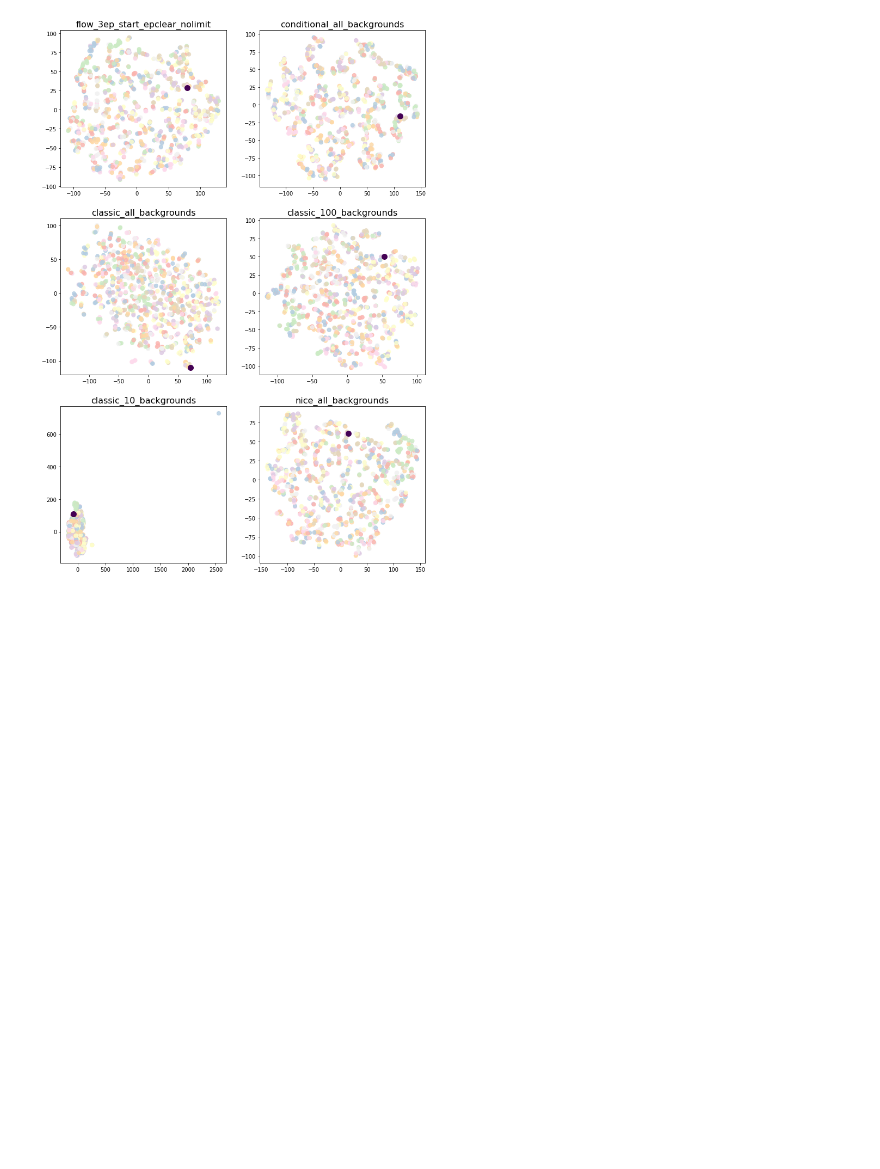
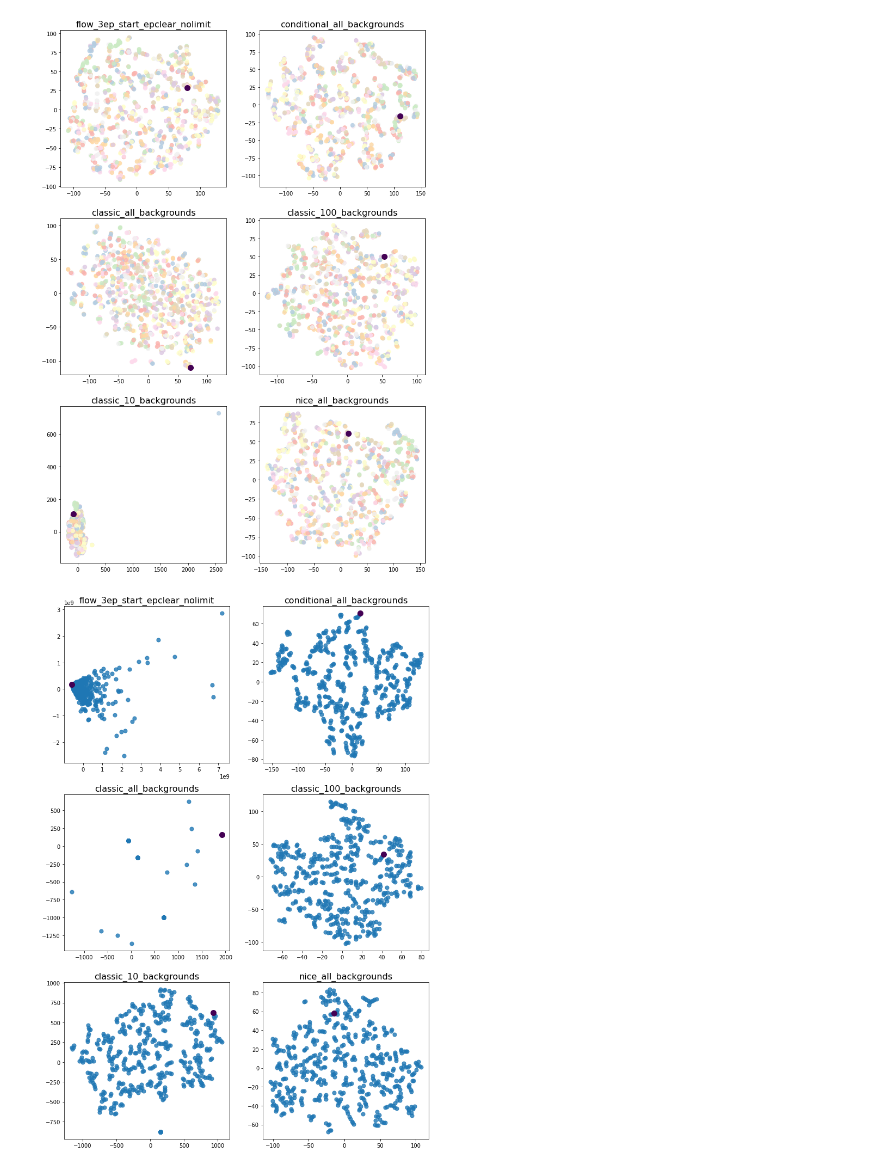
Before and after one commit to prokotg/RobOptWUST, a Jupyter notebook: evaluation/notebooks/flow_visualization.ipynb, the cells around one changed output. Drawn from its saved outputs; the diff is of its cells as text; code cells hidden in the pictures; blank space fills up the shorter version.

```diff
--- a/evaluation/notebooks/flow_visualization.ipynb
+++ b/evaluation/notebooks/flow_visualization.ipynb
@@ -36,6 +36,7 @@ for path in TRAINED_FLOWMODELS:
     model = pickle.load(model_file)
     model_file.close()
     model.cuda()
+    model.eval()
     flow_names.append(path.split('/')[-1].replace('.pkl', ''))
     flow = model.flow
     flows.append(flow)
@@ -148,7 +149,10 @@ def visualize_embeddings(embeddings, classes, highlighted=None, title='', ax=Non
             tight_layout=True
         )
     ax.set_title(title, size=16)
-    col = ax.scatter(x[:-1], y[:-1], c=[int(c) for c in classes], s=50, cmap='Pastel1', alpha=0.8)
+    if classes is not None:
+        col = ax.scatter(x[:-1], y[:-1], c=[int(c) for c in classes], s=50, cmap='Pastel1', alpha=0.8)
+    else:
+        col = ax.scatter(x[:-1], y[:-1], s=50, cmap='Pastel1', alpha=0.8)
     if highlighted is not None:
         hx, hy = [x[-1]], [y[-1]]
         col = ax.scatter(hx, hy, c=[1], s=100, cmap='viridis', alpha=1)
@@ -179,3 +183,18 @@ no_background_flowed = get_flowed(flows, no_background_embedding.unsqueeze(0), n
 visualize_mulitple_embeddings(embeddings_flowed, classes, [bf.squeeze(0) for bf in no_background_flowed], titles=flow_names)
 # %% [output]
 [figure]
+# %%
+from tqdm import tqdm
+def sample_embeddings(flow, context=None, count=512, batch_size=16):
+    res = []
+    for i in range(0, count, batch_size):
+        if isinstance(flow._distribution, ConditionalDiagonalNormal):
+            n = flow.sample(batch_size, context=context).detach().cpu().squeeze(0)
+        else:
+            n = flow.sample(batch_size).detach().cpu().squeeze(0)
+        res.append(torch.nan_to_num(n))
+    return torch.concat(res)
+
+visualize_mulitple_embeddings([sample_embeddings(f, b) for f, b in tqdm(list(zip(flows, base_flowed)))], None, [bf.squeeze(0) for bf in base_flowed], titles=flow_names)
+# %% [output]
+[figure, added]
```
Also changed, not shown: 9 other files.
